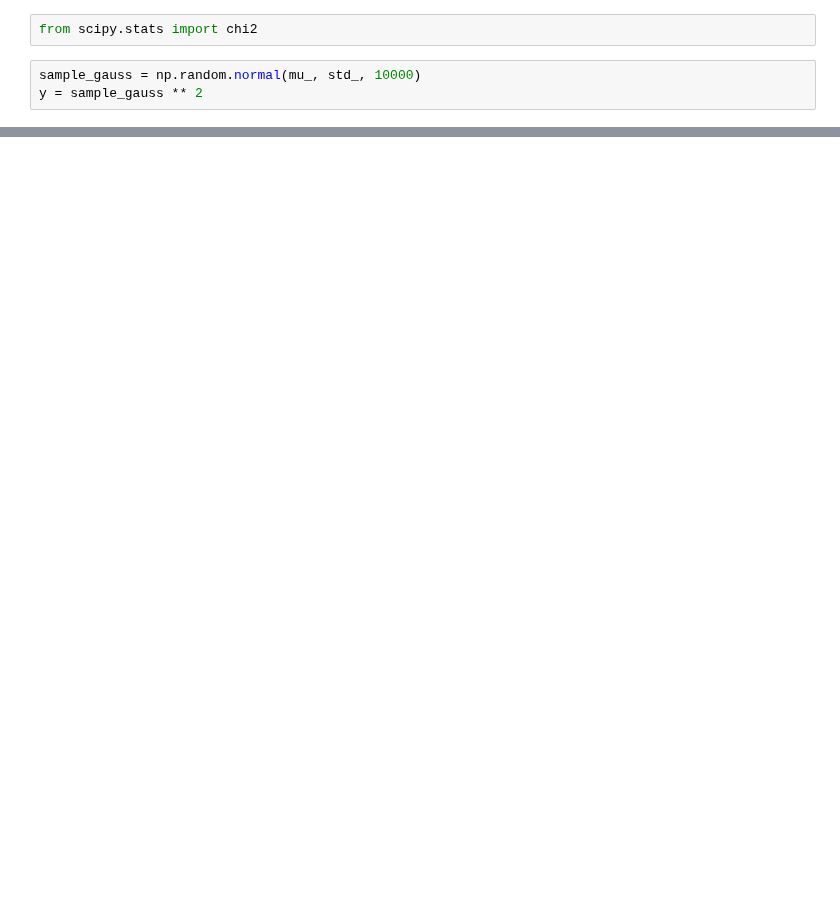
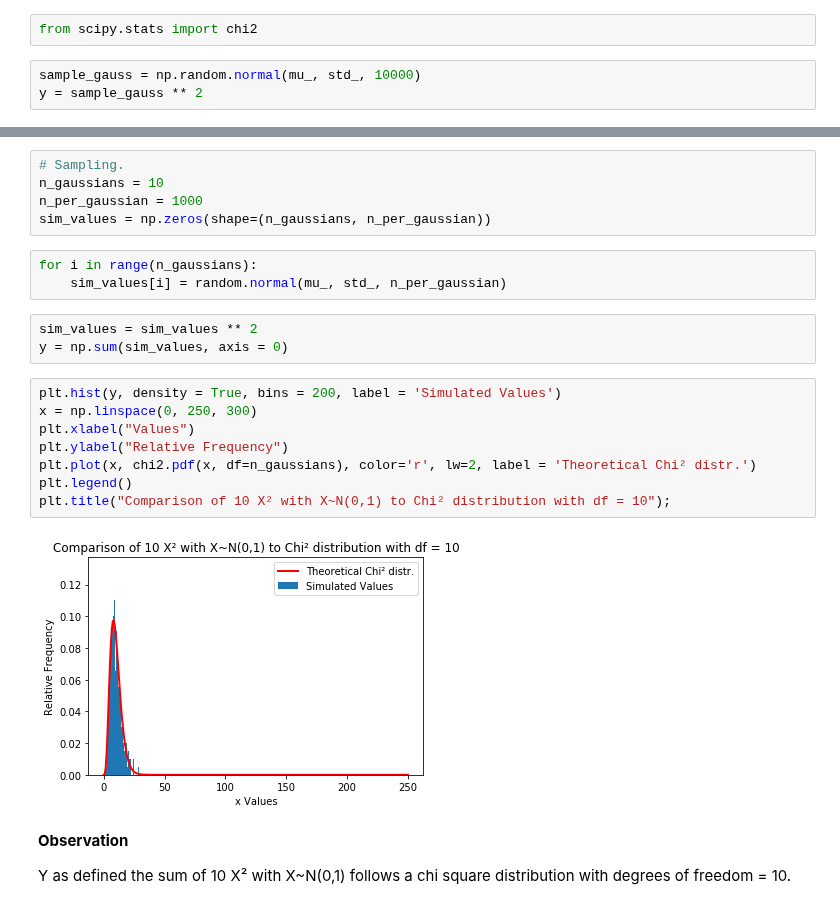
Before and after one commit to DorotheaMueller/statistics_assignments, a Jupyter notebook: ex_1.ipynb, the cells around one changed output, grey strips where cells are left out. Cells and saved outputs as stored; diff of their text form; blank space fills up the shorter version.

```diff
--- a/ex_1.ipynb
+++ b/ex_1.ipynb
@@ -518,0 +523,25 @@ Y as defined X² with X~N(0,1) follows a chi square distribution with parameter
+# %%
+# Sampling.
+n_gaussians = 10
+n_per_gaussian = 1000
+sim_values = np.zeros(shape=(n_gaussians, n_per_gaussian))
+# %%
+for i in range(n_gaussians):
+    sim_values[i] = random.normal(mu_, std_, n_per_gaussian)
+# %%
+sim_values = sim_values ** 2
+y = np.sum(sim_values, axis = 0)
+# %%
+plt.hist(y, density = True, bins = 200, label = 'Simulated Values')
+x = np.linspace(0, 250, 300)
+plt.xlabel("Values")
+plt.ylabel("Relative Frequency")
+plt.plot(x, chi2.pdf(x, df=n_gaussians), color='r', lw=2, label = 'Theoretical Chi² distr.')
+plt.legend()
+plt.title("Comparison of 10 X² with X~N(0,1) to Chi² distribution with df = 10");
+# %% [output]
+[figure, added]
+# %% [markdown]
+**Observation**
+
+Y as defined the sum of 10 X² with X~N(0,1) follows a chi square distribution with degrees of freedom = 10.
```
Also changed, not shown: parts of 4 cells of this notebook.
